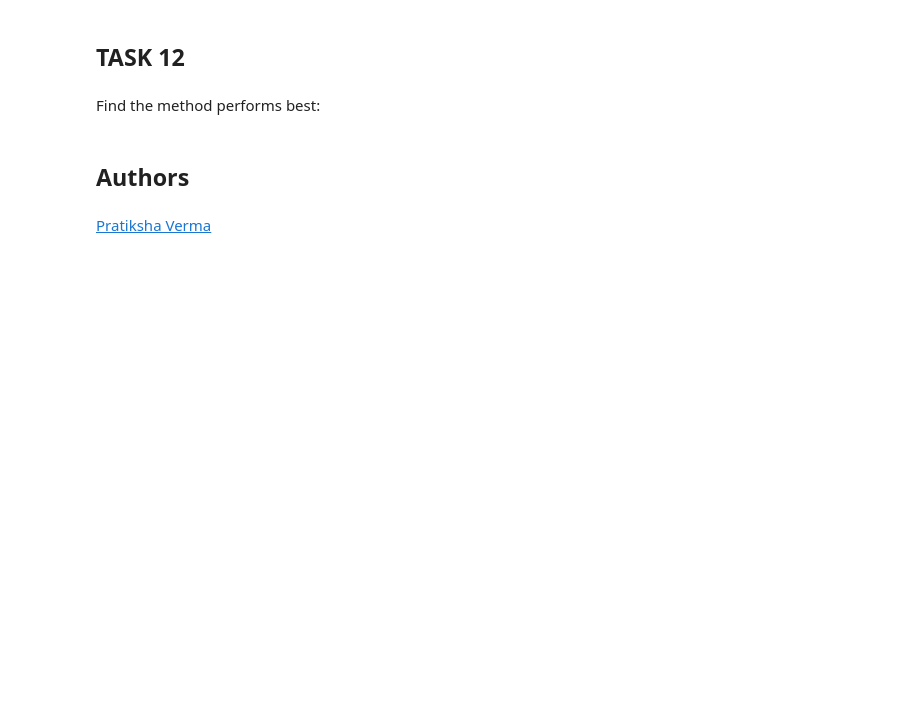
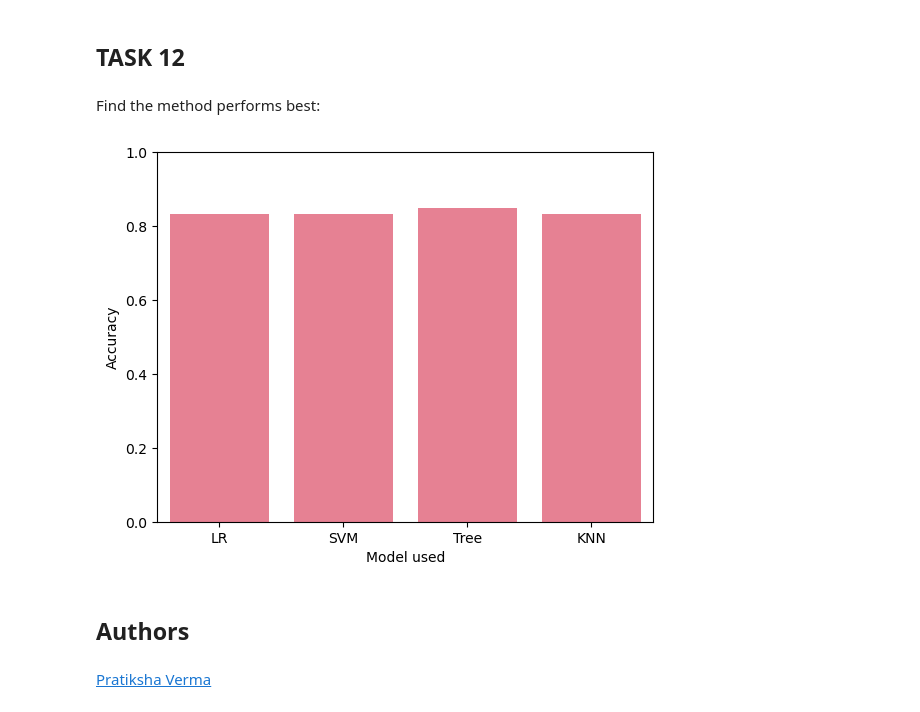
Before and after one commit to 4ipsyki/SpaceY, a Jupyter notebook: 08 - SpaceX_Machine_Learning_Prediction_Part_5.jupyterlite.ipynb, the cells around one changed output. Saved outputs shown, nothing was run; the diff lists cells and outputs as text; code cells hidden in the pictures; blank space fills up the shorter version.

```diff
--- a/08 - SpaceX_Machine_Learning_Prediction_Part_5.jupyterlite.ipynb
+++ b/08 - SpaceX_Machine_Learning_Prediction_Part_5.jupyterlite.ipynb
@@ -351,9 +351,17 @@ plot_confusion_matrix(Y_test,yhat)
 # %% [markdown]
 Find the method performs best:
 # %%
-# for all the models, the test-samples accuracy and consusion_matrix are identical
-# the best train-samples accuracy is Tree
-acc={"LR":0.8464285714285713,"SVM":0.8482142857142856,"Tree":0.8875,"KNN":0.8482142857142858}
+# for all the models, except the Classification Tree, the consusion_matrix and accuracy are identical
+# the best model is Tree
+acc={"LR":0.8333333333333334,"SVM":0.8333333333333334,"Tree":0.8482142857142858,"KNN":0.8333333333333334}
+sns.set_palette("husl",3)
+sns.barplot(data=acc)
+plt.xlabel("Model used")
+plt.ylabel("Accuracy")
+plt.ylim(0,1)
+plt.show()
+# %% [output]
+[figure, added]
 # %% [markdown]
 ## Authors
 # %% [markdown]
```
Also changed, not shown: parts of 3 cells of this notebook.
